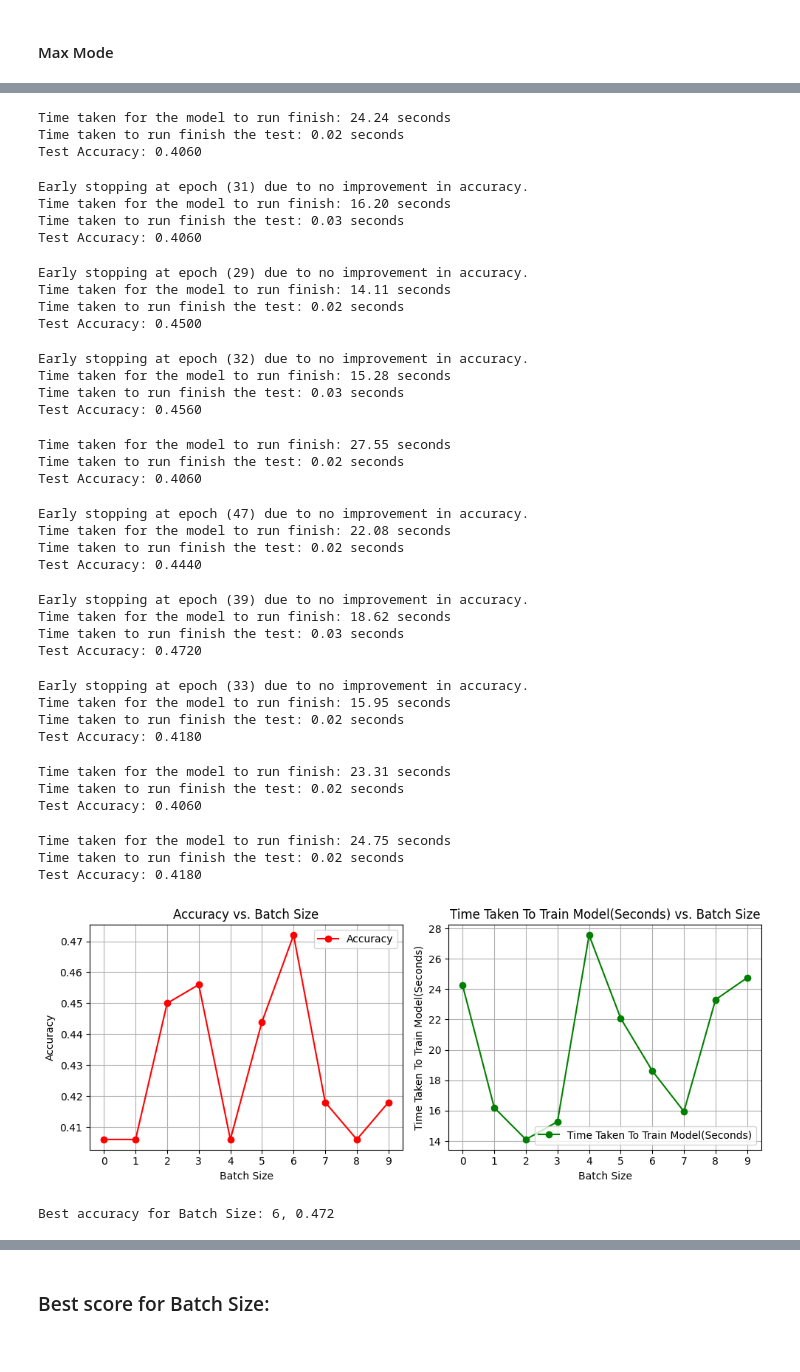
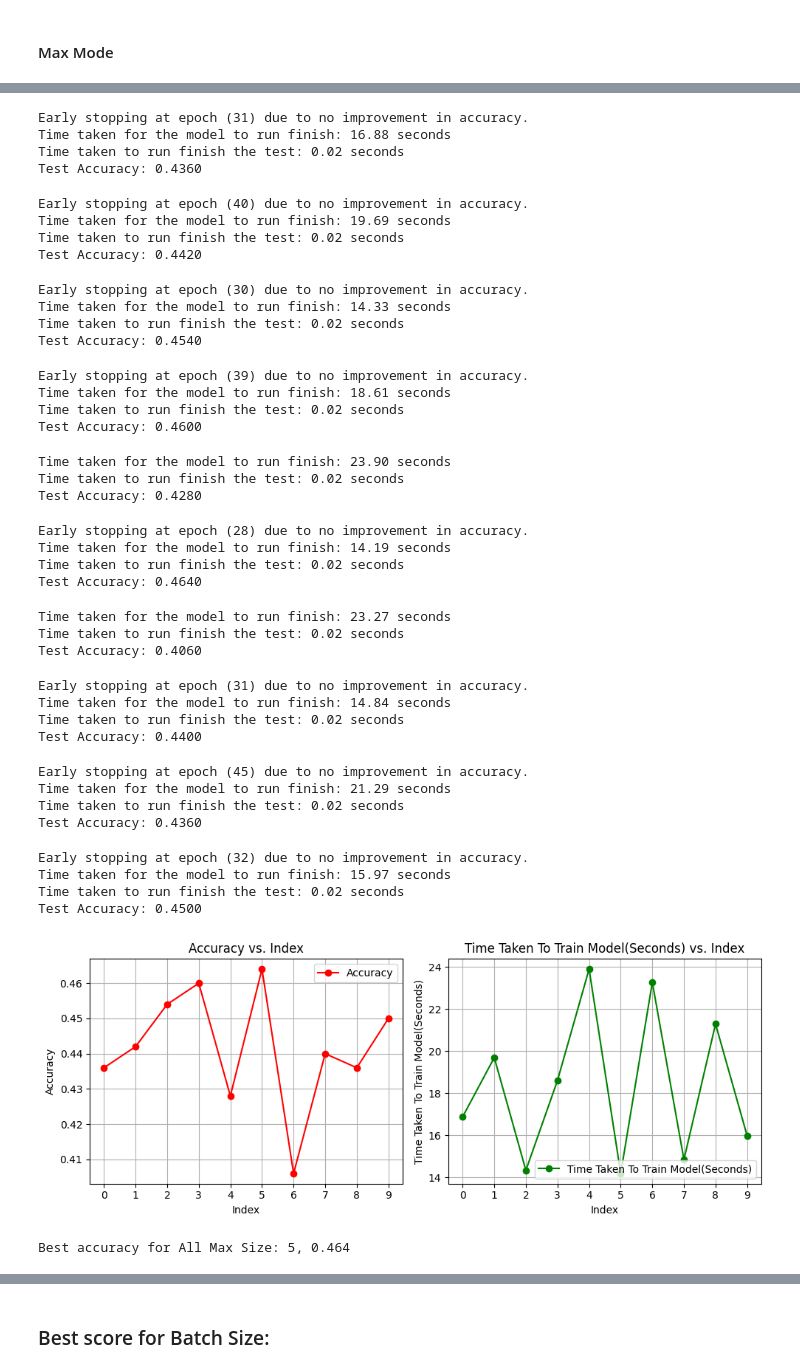
Before and after one commit to jordanlianhs/SC4002-Natural-Language-Processing, a Jupyter notebook: CZ4045 Part 1 latest copy Jordan.ipynb, the cells around one changed output, grey strips where cells are left out. Saved outputs shown, nothing was run; the diff lists cells and outputs as text; code cells hidden in the pictures.

```diff
--- a/CZ4045 Part 1 latest copy Jordan.ipynb
+++ b/CZ4045 Part 1 latest copy Jordan.ipynb
@@ -250,6 +250,8 @@ class QuestionModel(nn.Module):
         self.hidden_dim = hidden_dim
         self.embedding = nn.Embedding.from_pretrained(pretrained_embeddings, freeze=True)  # Freeze the embeddings
         self.lstm = nn.LSTM(embedding_dim, hidden_dim, batch_first=True)
+        self.rnn = nn.RNN(embedding_dim, hidden_dim, batch_first=True)
+        self.map_to_embedding_dim = nn.Linear(hidden_dim, embedding_dim)
         self.linear = nn.Linear(hidden_dim, num_labels)
         self.dropout = nn.Dropout(p=dropout_prob)
         self.softmax = nn.Softmax(dim=1)
@@ -272,6 +274,13 @@ class QuestionModel(nn.Module):
         elif mode=='max':
             # Obtaining the max vector representation of each sentence
             _vectors, _ = torch.max(word_vectors, dim=1)
+            _vectors = _vectors.unsqueeze(1)
+        elif mode=='rnn':
+            # Use the RNN to aggregate the word vectors into a sentence representation
+            rnn_out, _ = self.rnn(word_vectors)
+            _vectors = rnn_out[:, -1, :]  # Use the final hidden state of the RNN as the sentence representation
+            _vectors = self.map_to_embedding_dim(_vectors)
+            _vectors = _vectors.unsqueeze(1)
         else:
             raise ValueError("mode not called!")
 
@@ -682,63 +695,65 @@ num_labels = len(labels_list)
 print("Length of num_labels: ", num_labels)
 
 acc, tt = [], []
 max_run_index = [i for i in range(10)]
 
 for run in max_run_index:
     train_data_loader, validation_data_loader = get_training_data(batch_size, w2v, train_df, validation_df)
     test_data_loader = get_test_data(batch_size, w2v, random_seed=random_seed)
     model = get_model(embedding_dim, hidden_dim, num_labels, pretrained_embeddings, dropout_prob=0.2)
     early_stopper = EarlyStopper(patience=3)
 
     _, _, _, _, time_taken = train_model(model, train_data_loader, validation_data_loader, mode= mode,
                                         device=device, epochs=epoch, random_initial_state=False,
                                         early_stopper=early_stopper, debug=False)
     test_accuracy = test_model(model=model, test_data_loader=test_data_loader, mode=mode, device=device)
     acc.append(test_accuracy)
     tt.append(time_taken)
 
-plot_findings(max_run_index, [acc, tt], "Batch Size")
-print(f"Best accuracy for Batch Size: {max_run_index[acc.index(max(acc))]}, {max(acc)}")
+plot_findings(max_run_index, [acc, tt], "Index")
+print(f"Best accuracy for All Max Size: {max_run_index[acc.index(max(acc))]}, {max(acc)}")
 # %% [output]
 $ GPU Activated $
 ['OTHERS', 1, 4, 5, 2]
 {'OTHERS': 0, 1: 1, 4: 2, 5: 3, 2: 4}
 Length of num_labels:  5
-Time taken for the model to run finish: 24.24 seconds
+Early stopping at epoch (31) due to no improvement in accuracy.
+Time taken for the model to run finish: 16.88 seconds
 Time taken to run finish the test: 0.02 seconds
-Test Accuracy: 0.4060
+Test Accuracy: 0.4360
-Early stopping at epoch (31) due to no improvement in accuracy.
-Time taken for the model to run finish: 16.20 seconds
-Time taken to run finish the test: 0.03 seconds
-Test Accuracy: 0.4060
+Early stopping at epoch (40) due to no improvement in accuracy.
+Time taken for the model to run finish: 19.69 seconds
+Time taken to run finish the test: 0.02 seconds
+Test Accuracy: 0.4420
-Early stopping at epoch (29) due to no improvement in accuracy.
-Time taken for the model to run finish: 14.11 seconds
+Early stopping at epoch (30) due to no improvement in accuracy.
+Time taken for the model to run finish: 14.33 seconds
 Time taken to run finish the test: 0.02 seconds
-Test Accuracy: 0.4500
+Test Accuracy: 0.4540
-Early stopping at epoch (32) due to no improvement in accuracy.
-Time taken for the model to run finish: 15.28 seconds
-Time taken to run finish the test: 0.03 seconds
-Test Accuracy: 0.4560
+Early stopping at epoch (39) due to no improvement in accuracy.
+Time taken for the model to run finish: 18.61 seconds
+Time taken to run finish the test: 0.02 seconds
+Test Accuracy: 0.4600
-Time taken for the model to run finish: 27.55 seconds
+Time taken for the model to run finish: 23.90 seconds
 Time taken to run finish the test: 0.02 seconds
-Test Accuracy: 0.4060
+Test Accuracy: 0.4280
-Early stopping at epoch (47) due to no improvement in accuracy.
-Time taken for the model to run finish: 22.08 seconds
+Early stopping at epoch (28) due to no improvement in accuracy.
+Time taken for the model to run finish: 14.19 seconds
 Time taken to run finish the test: 0.02 seconds
-Test Accuracy: 0.4440
+Test Accuracy: 0.4640
-Early stopping at epoch (39) due to no improvement in accuracy.
-Time taken for the model to run finish: 18.62 seconds
-Time taken to run finish the test: 0.03 seconds
-Test Accuracy: 0.4720
+Time taken for the model to run finish: 23.27 seconds
+Time taken to run finish the test: 0.02 seconds
+Test Accuracy: 0.4060
-Early stopping at epoch (33) due to no improvement in accuracy.
-Time taken for the model to run finish: 15.95 seconds
+Early stopping at epoch (31) due to no improvement in accuracy.
+Time taken for the model to run finish: 14.84 seconds
 Time taken to run finish the test: 0.02 seconds
-Test Accuracy: 0.4180
+Test Accuracy: 0.4400
-Time taken for the model to run finish: 23.31 seconds
+Early stopping at epoch (45) due to no improvement in accuracy.
+Time taken for the model to run finish: 21.29 seconds
 Time taken to run finish the test: 0.02 seconds
-Test Accuracy: 0.4060
+Test Accuracy: 0.4360
-Time taken for the model to run finish: 24.75 seconds
+Early stopping at epoch (32) due to no improvement in accuracy.
+Time taken for the model to run finish: 15.97 seconds
 Time taken to run finish the test: 0.02 seconds
-Test Accuracy: 0.4180
+Test Accuracy: 0.4500
-[figure, old version]
+[figure, new version]
-Best accuracy for Batch Size: 6, 0.472
+Best accuracy for All Max Size: 5, 0.464
```
Also changed, not shown: parts of 7 cells of this notebook.
